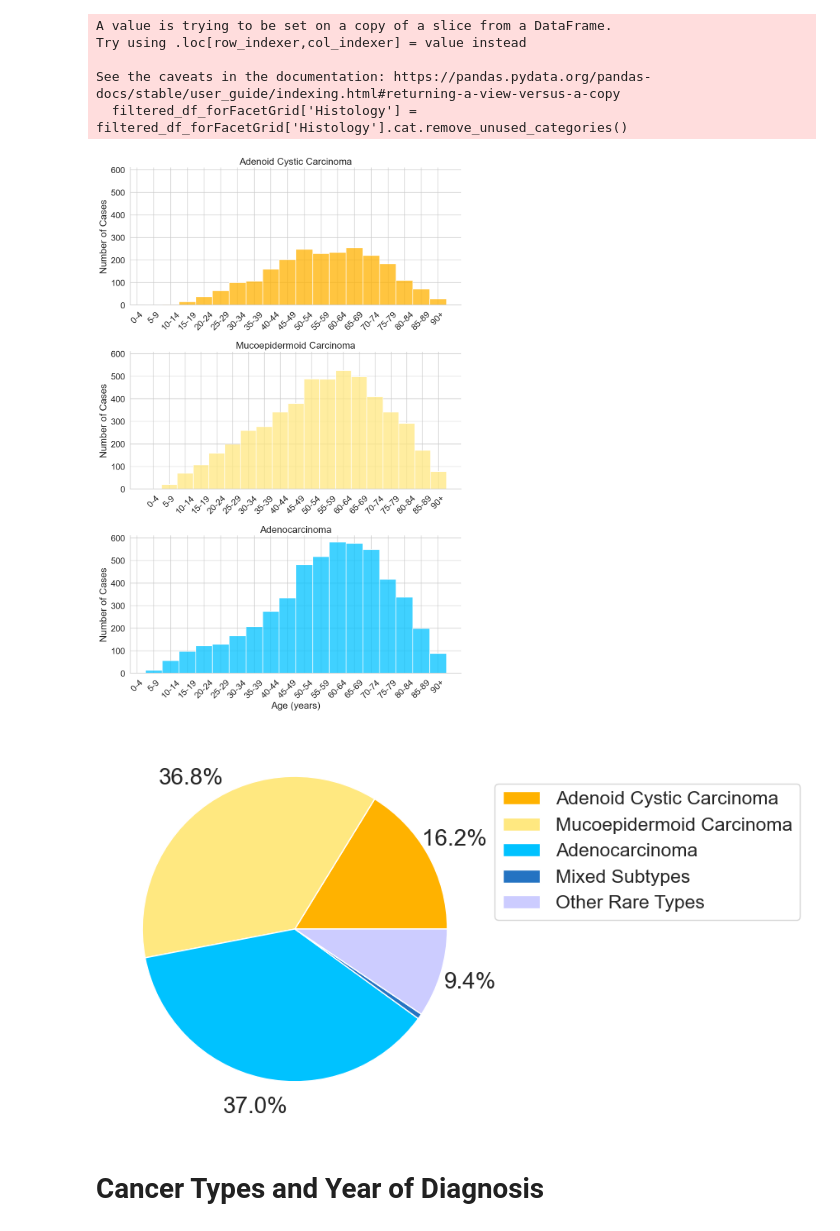
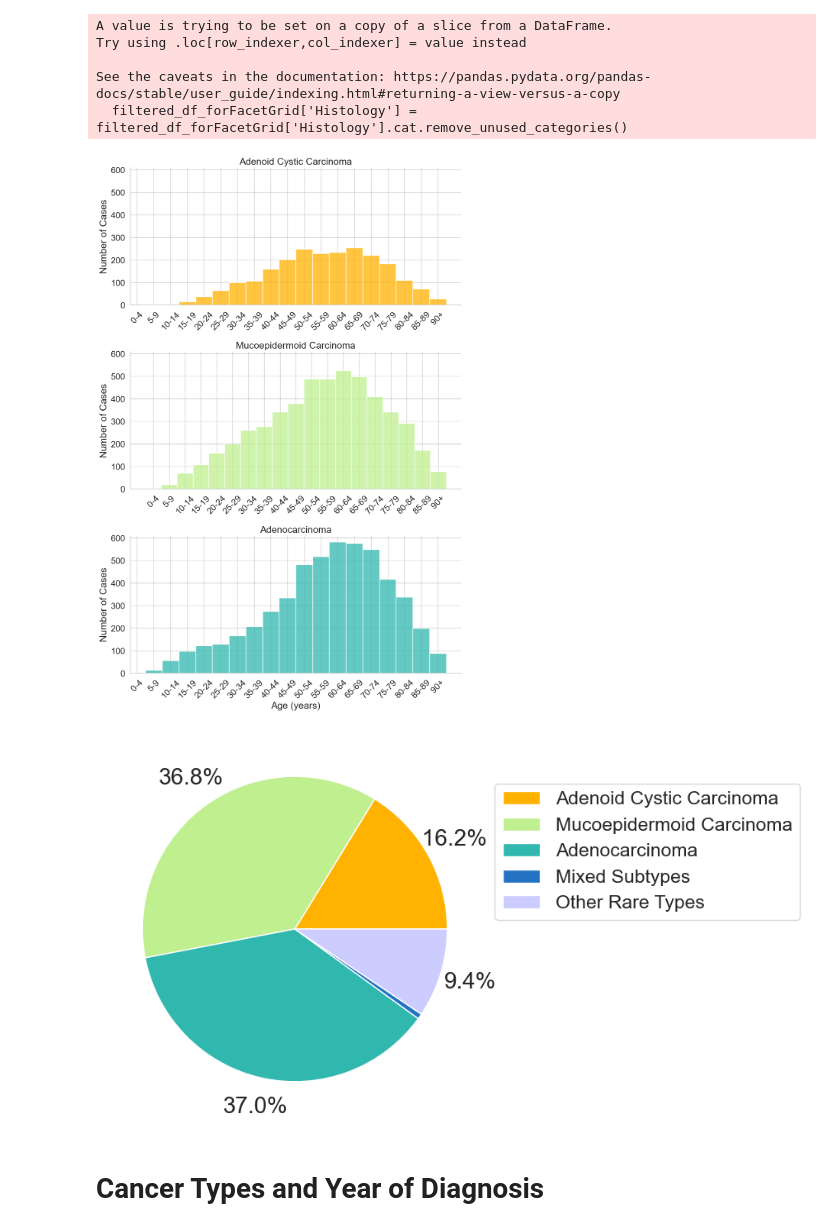
Before and after one commit to obaidkhurram/salivary-tumors, a Jupyter notebook: salivary_tumor_2024.ipynb, the cells around one changed output. Saved outputs shown, nothing was run; the diff lists cells and outputs as text; code cells hidden in the pictures.

```diff
--- a/salivary_tumor_2024.ipynb
+++ b/salivary_tumor_2024.ipynb
@@ -565,7 +549,8 @@ plt.yticks(rotation=0)  # Rotate y-axis labels to be horizontal (90º from the d
 histology_order = ['Adenoid Cystic Carcinoma','Mucoepidermoid Carcinoma','Adenocarcinoma','Mixed Subtypes','Other Rare Types']
 filtered_df['Histology'] = pd.Categorical(filtered_df['Histology'],categories=histology_order, ordered=True)
 # For plotting facetgrid
-filtered_df_forFacetGrid = filtered_df[filtered_df["Histology"].isin(['Adenoid Cystic Carcinoma','Mucoepidermoid Carcinoma','Adenocarcinoma'])]
+topCancerTypes = ['Adenoid Cystic Carcinoma','Mucoepidermoid Carcinoma','Adenocarcinoma']
+filtered_df_forFacetGrid = filtered_df[filtered_df["Histology"].isin(topCancerTypes)]
 
 filtered_df_forFacetGrid['Histology'] = filtered_df_forFacetGrid['Histology'].cat.remove_unused_categories()
 # %% [output]
@@ -575,11 +560,9 @@ Try using .loc[row_indexer,col_indexer] = value instead
 See the caveats in the documentation: https://pandas.pydata.org/pandas-docs/stable/user_guide/indexing.html#returning-a-view-versus-a-copy
   filtered_df_forFacetGrid['Histology'] = filtered_df_forFacetGrid['Histology'].cat.remove_unused_categories()
 # %%
-import seaborn as sns
-import matplotlib.pyplot as plt
 
 # Make sure these colors match your pie chart colors
-colors = ['#ffb200', '#ffe880', '#00c2ff', '#2473c2','#ccccff']  # Adjust colors as needed
+colors = ['#ffb200', '#BFEF8E', '#30b7ae', '#2473c2','#ccccff']  # Adjust colors as needed
 
 # Create a color mapping based on unique histology types
 unique_histologies_1 = filtered_df_forFacetGrid['Histology'].unique()
@@ -611,35 +594,35 @@ plt.show()
 # Calculate tumor site counts
 tumor_type_counts = filtered_df['Histology'].value_counts(normalize=True)
 ordered_counts = tumor_type_counts[histology_order]
 ordered_labels = histology_order
 
 labels = tumor_type_counts.index
 
 # Create pie chart
 plt.figure(figsize=(8, 6))
 # Define a function as an input to autopct:
 def autopct_format(pct):
     return ('%1.1f%%' % pct) if pct >= 1 else ''
 
 # Create the pie chart with specified font sizes
 patches, texts, autotexts = plt.pie(
     ordered_counts, labels=None, autopct=autopct_format,
     pctdistance=1.2, colors=colors
 )
 
 # Adjust the font size for the pie chart
 for text in texts:
     text.set_fontsize(16)
 for autotext in autotexts:
     autotext.set_fontsize(20)
 
 # Add legend
 plt.legend(patches, ordered_labels, loc='best', bbox_to_anchor=(1, 0.5))
 
 plt.show()
 # %% [output]
-[figure, old version]
+[figure, new version]
-[figure, old version]
+[figure, new version]
 # %% [markdown]
 # Cancer Types and Year of Diagnosis
 # %%
```
Also changed, not shown: parts of 6 cells of this notebook.
